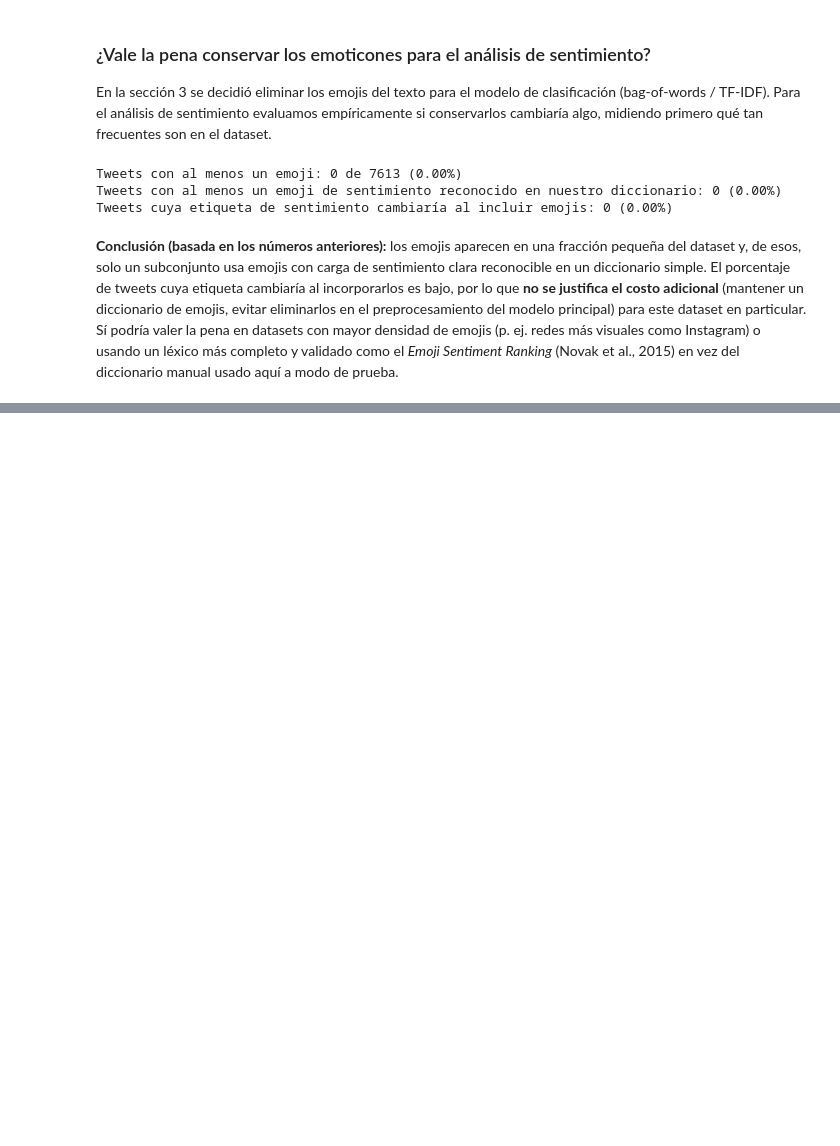
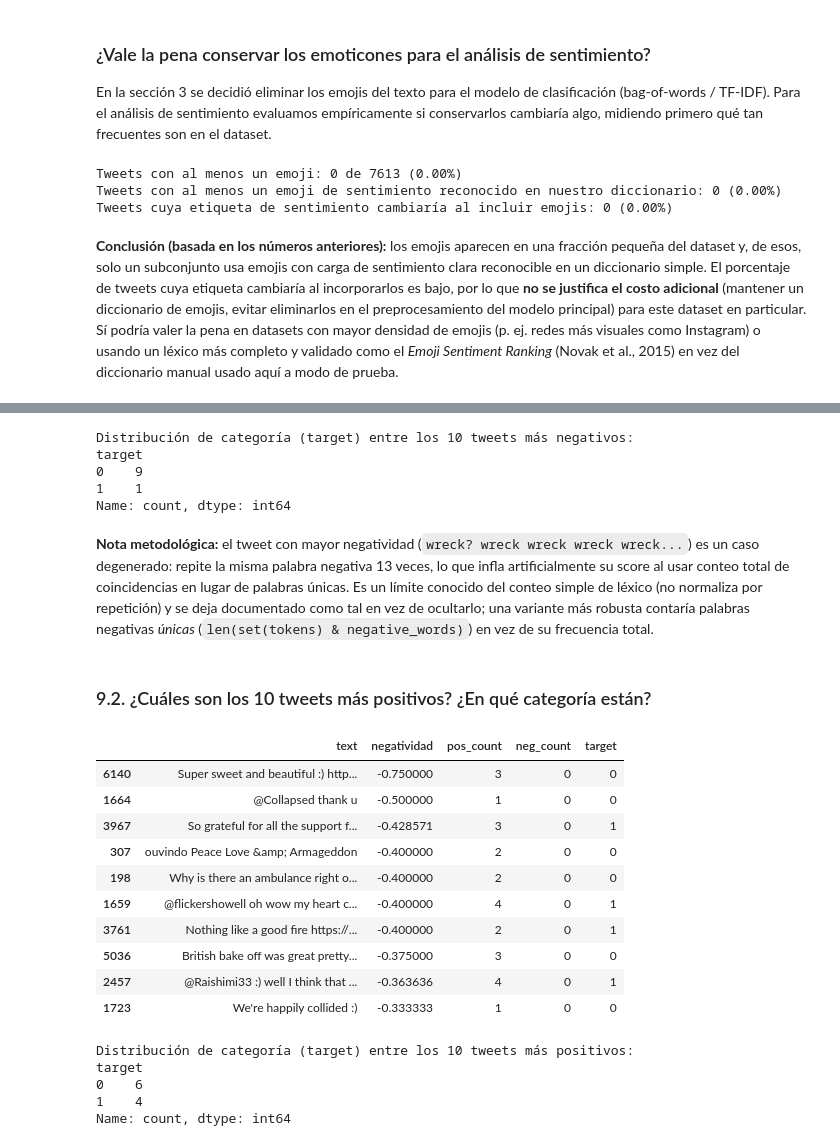
Before and after one commit to DavidDominguez-11/DS-Lab1, a Jupyter notebook: Laboratorio5_avance.ipynb, the cells around one changed output, grey strips where cells are left out. Saved outputs shown, nothing was run; the diff lists cells and outputs as text; code cells hidden in the pictures; blank space fills up the shorter version.

```diff
--- a/Laboratorio5_avance.ipynb
+++ b/Laboratorio5_avance.ipynb
@@ -802,0 +840,37 @@ Tweets cuya etiqueta de sentimiento cambiaría al incluir emojis: 0 (0.00%)
+# %%
+print("Distribución de categoría (target) entre los 10 tweets más negativos:")
+print(top_negativos["target"].value_counts())
+# %% [output]
+Distribución de categoría (target) entre los 10 tweets más negativos:
+target
+0    9
+1    1
+Name: count, dtype: int64
+# %% [markdown]
+**Nota metodológica:** el tweet con mayor negatividad (`wreck? wreck wreck wreck wreck...`) es un caso degenerado: repite la misma palabra negativa 13 veces, lo que infla artificialmente su score al usar conteo total de coincidencias en lugar de palabras únicas. Es un límite conocido del conteo simple de léxico (no normaliza por repetición) y se deja documentado como tal en vez de ocultarlo; una variante más robusta contaría palabras negativas *únicas* (`len(set(tokens) & negative_words)`) en vez de su frecuencia total.
+# %% [markdown]
+### 9.2. ¿Cuáles son los 10 tweets más positivos? ¿En qué categoría están?
+# %%
+top_positivos = df.sort_values("negatividad", ascending=True).head(10)
+top_positivos[["text", "negatividad", "pos_count", "neg_count", "target"]]
+# %% [output]
+|  | text | negatividad | pos_count | neg_count | target |
+| 6140 | Super sweet and beautiful :) http... | -0.750000 | 3 | 0 | 0 |
+| 1664 | @Collapsed thank u | -0.500000 | 1 | 0 | 0 |
+| 3967 | So grateful for all the support f... | -0.428571 | 3 | 0 | 1 |
+| 307 | ouvindo Peace Love &amp; Armageddon | -0.400000 | 2 | 0 | 0 |
+| 198 | Why is there an ambulance right o... | -0.400000 | 2 | 0 | 0 |
+| 1659 | @flickershowell oh wow my heart c... | -0.400000 | 4 | 0 | 1 |
+| 3761 | Nothing like a good fire https://... | -0.400000 | 2 | 0 | 1 |
+| 5036 | British bake off was great pretty... | -0.375000 | 3 | 0 | 0 |
+| 2457 | @Raishimi33 :) well I think that ... | -0.363636 | 4 | 0 | 1 |
+| 1723 | We're happily collided :) | -0.333333 | 1 | 0 | 0 |
+# %%
+print("Distribución de categoría (target) entre los 10 tweets más positivos:")
+print(top_positivos["target"].value_counts())
+# %% [output]
+Distribución de categoría (target) entre los 10 tweets más positivos:
+target
+0    6
+1    4
+Name: count, dtype: int64
```
Also changed, not shown: parts of 8 cells of this notebook.
